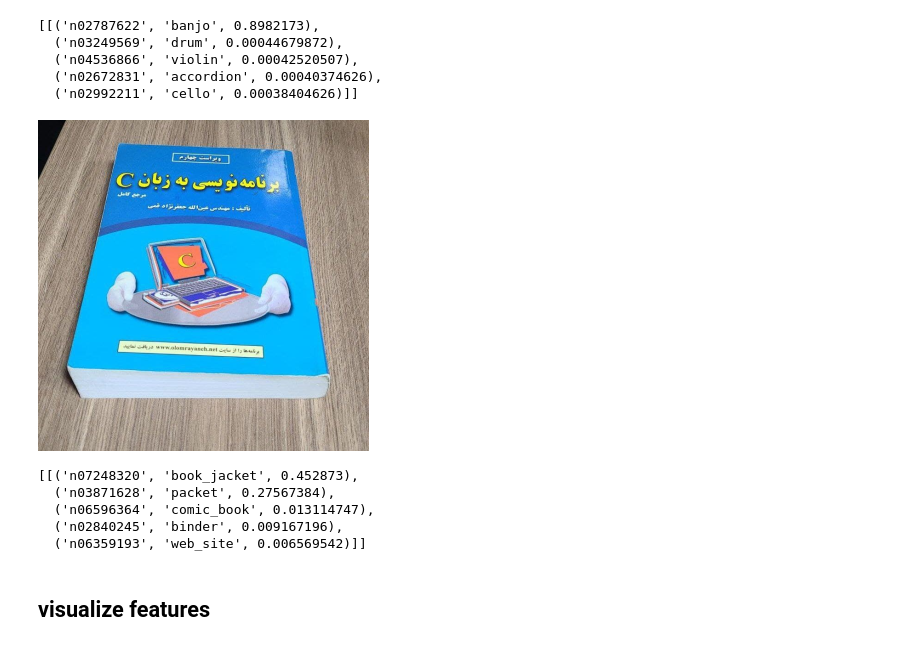
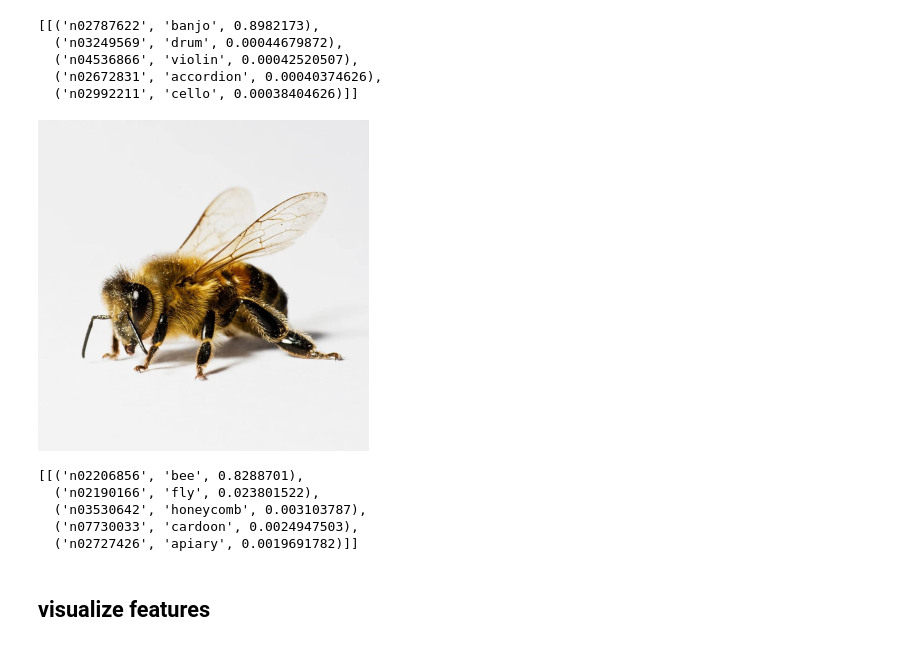
Before and after one commit to Nadiam75/DeepLearning_HW_2, a Jupyter notebook: transferLearning.ipynb, the cells around one changed output. Cells and saved outputs as stored; diff of their text form; code cells hidden in the pictures.

```diff
--- a/transferLearning.ipynb
+++ b/transferLearning.ipynb
@@ -123,21 +114,21 @@ tf.keras.applications.nasnet.decode_predictions( array, top=5 )
   ('n02672831', 'accordion', 0.00040374626),
   ('n02992211', 'cello', 0.00038404626)]]
 # %%
-book = cv2.imread('dumb.jpg' , cv2.IMREAD_UNCHANGED)
+book = cv2.imread('bee.jpg' , cv2.IMREAD_UNCHANGED)
 # cv2_imshow(ballpoint)
 resizedbook = cv2.resize(book, largeDim, interpolation = cv2.INTER_AREA)
 cv2_imshow(resizedbook)
 # %% [output]
-[figure, old version]
+[figure, new version]
 # %%
 array = model.predict (np.reshape( resizedbook , shape_large) )
 tf.keras.applications.nasnet.decode_predictions( array, top=5 )
 # %% [output]
-[[('n07248320', 'book_jacket', 0.452873),
-  ('n03871628', 'packet', 0.27567384),
-  ('n06596364', 'comic_book', 0.013114747),
-  ('n02840245', 'binder', 0.009167196),
-  ('n06359193', 'web_site', 0.006569542)]]
+[[('n02206856', 'bee', 0.8288701),
+  ('n02190166', 'fly', 0.023801522),
+  ('n03530642', 'honeycomb', 0.003103787),
+  ('n07730033', 'cardoon', 0.0024947503),
+  ('n02727426', 'apiary', 0.0019691782)]]
 # %% [markdown]
 ## visualize features
 # %%
```
Also changed, not shown: parts of 28 cells of this notebook.
